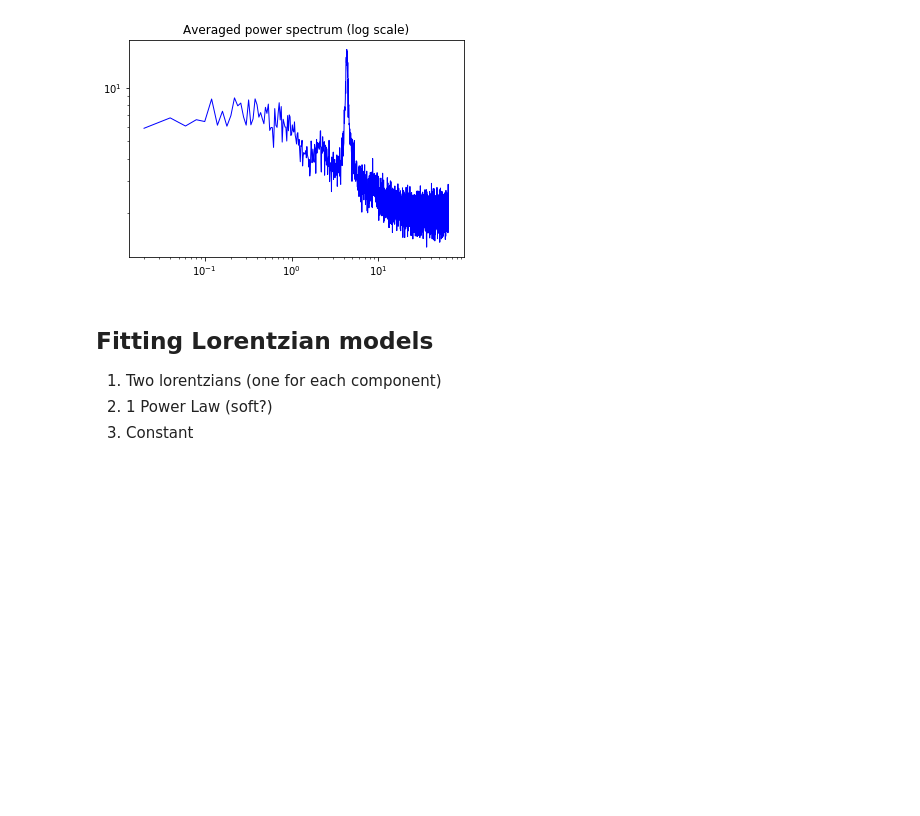
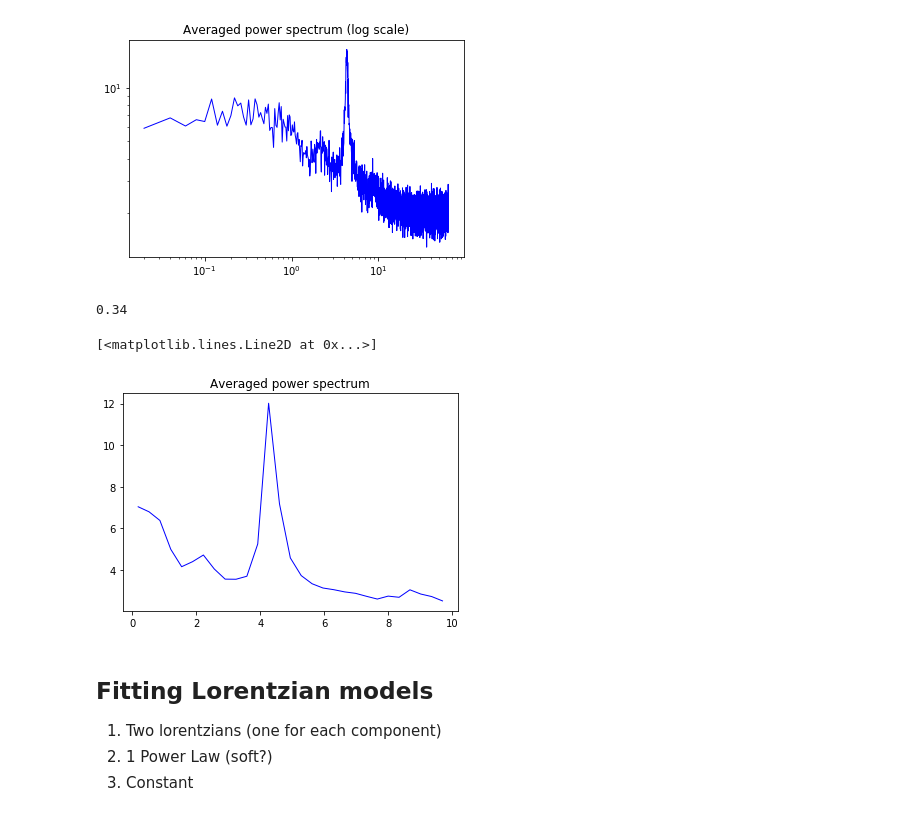
Before and after one commit to swapsha96/gsoc-learning, a Jupyter notebook: week5/Ingram2016.ipynb, the cells around one changed output. Cells and saved outputs as stored; diff of their text form; code cells hidden in the pictures; blank space fills up the shorter version.

```diff
--- a/week5/Ingram2016.ipynb
+++ b/week5/Ingram2016.ipynb
@@ -108,3 +97,18 @@ plt.loglog(ref_aps.freq, np.abs(ref_aps.power), lw=1, color='blue')
+# %%
+df_new = 0.34
+print(df_new)
+ref_aps_reb = ref_aps.rebin(df=df_new)
+
+n = len(ref_aps_reb.freq)
+range_start, range_stop = int(0*n/64), int(10*n/64)
+
+plt.figure()
+plt.title("Averaged power spectrum")
+plt.plot(ref_aps_reb.freq[range_start:range_stop], (np.abs(ref_aps_reb.power))[range_start:range_stop], lw=1, color='blue')
+# %% [output]
+0.34
+[<matplotlib.lines.Line2D at 0x...>]
+[figure, added]
 # %% [markdown]
 ## Fitting Lorentzian models
 1. Two lorentzians (one for each component)
```
Also changed, not shown: parts of 11 cells of this notebook.
